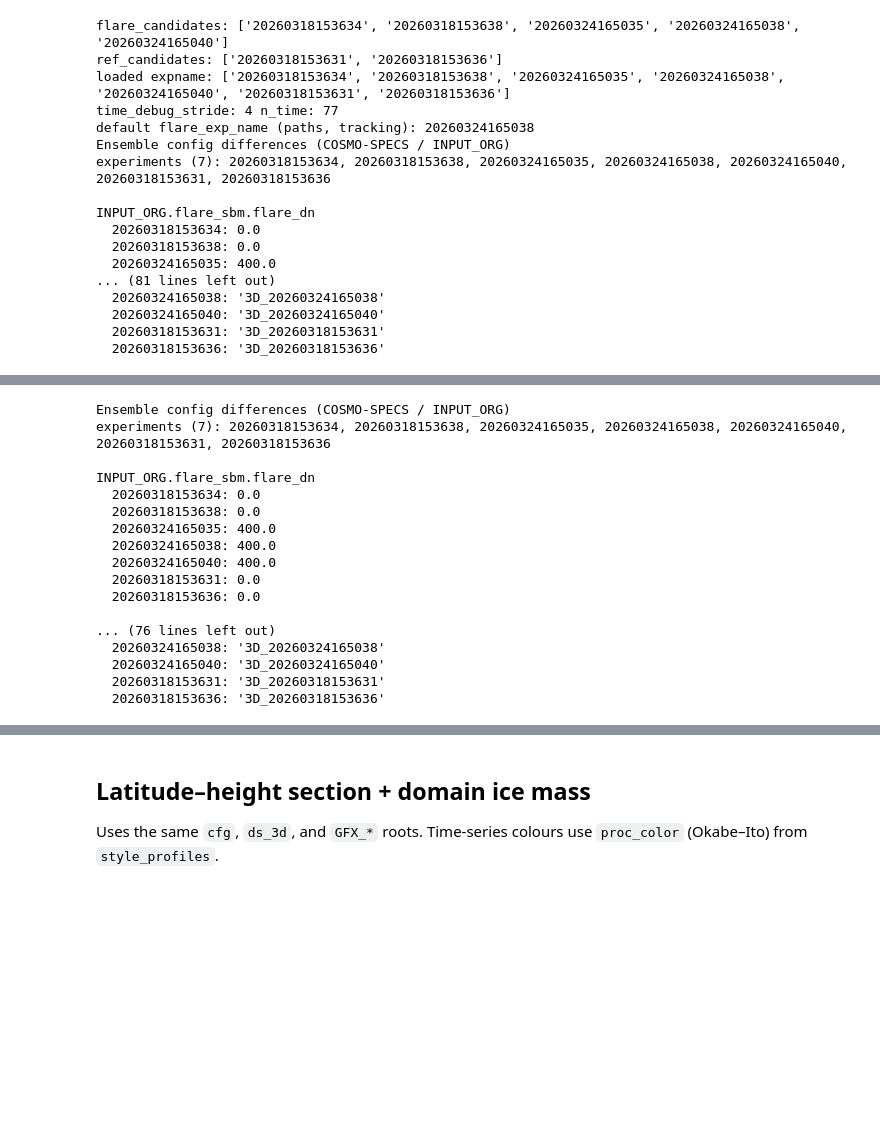
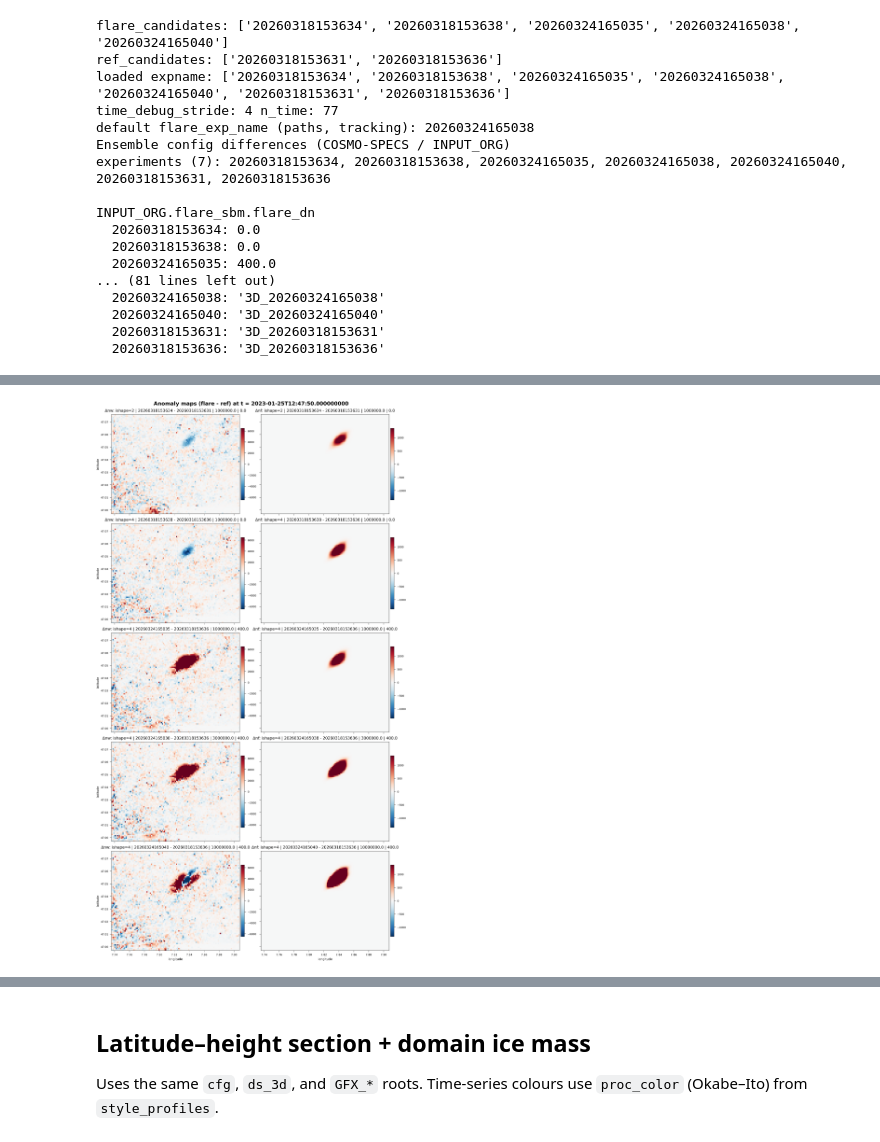
Before and after one commit to KarlJohnsonnn/polarcap_analysis, a Jupyter notebook: notebooks/aereals.ipynb, the cells around one changed output, grey strips where cells are left out. Saved outputs shown, nothing was run; the diff lists cells and outputs as text; code cells hidden in the pictures; blank space fills up the shorter version.

Commit message:
Update PAMTRA remote paths and notebooks
Refresh PAMTRA Levante docs/scripts to use home-relative paths and include latest notebook updates for aerial and spectral workflows.

Made-with: Cursor

```diff
--- a/notebooks/aereals.ipynb
+++ b/notebooks/aereals.ipynb
@@ -516,22 +351,0 @@ pass
-# %%
-
-# moved into previous cell (pair/original/anomaly/diff-anomaly workflow)
-print_ensemble_config_diff(meta, flare_candidates + ref_candidates, subtrees=("INPUT_ORG", "domain"))
-# %% [output]
-Ensemble config differences (COSMO-SPECS / INPUT_ORG)
-experiments (7): 20260318153634, 20260318153638, 20260324165035, 20260324165038, 20260324165040, 20260318153631, 20260318153636
-
-INPUT_ORG.flare_sbm.flare_dn
-  20260318153634: 0.0
-  20260318153638: 0.0
-  20260324165035: 400.0
-  20260324165038: 400.0
-  20260324165040: 400.0
-  20260318153631: 0.0
-  20260318153636: 0.0
-
-... (76 lines left out)
-  20260324165038: '3D_20260324165038'
-  20260324165040: '3D_20260324165040'
-  20260318153631: '3D_20260318153631'
-  20260318153636: '3D_20260318153636'
@@ -555,0 +352,33 @@ else:
+# %%
+# 2) Anomaly: n_flare_runs x 2 -> [nw_anom, nf_anom] where anomaly = flare - ref.
+anom_list = []
+for fexp, rexp, ish, _, _ in pair_rows:
+    anom_list.append((
+        fexp, rexp, ish, {  "nw": _col["nw"].isel(time=itime_cmp).sel(expname=fexp) - _col["nw"].isel(time=itime_cmp).sel(expname=rexp),
+                            "nf": _col["nf"].isel(time=itime_cmp).sel(expname=fexp) - _col["nf"].isel(time=itime_cmp).sel(expname=rexp)  },
+    ))
+
+fig_anom, axs_anom = plt.subplots(n_pair, 2, figsize=(10.0, 3.6 * n_pair), sharex=True, sharey=True, constrained_layout=True)
+if n_pair == 1:
+    axs_anom = np.array([axs_anom])
+anom_vmax = {}
+for v in ["nw", "nf"]:
+    vals = np.array([a[3][v].values for a in anom_list])
+    anom_vmax[v] = max(float(np.nanpercentile(np.abs(vals), 99.0)), 1e-12)
+
+for i, (fexp, rexp, ish, anom) in enumerate(anom_list):
+    for j, v in enumerate(["nw", "nf"]):
+        vm = anom_vmax[v]
+        pm = axs_anom[i, j].pcolormesh( lon_q, lat_q, anom[v].values, shading="nearest", cmap="RdBu_r", vmin=-vm, vmax=vm )
+        axs_anom[i, j].set_title(f"Δ{v}: ishape={ish} | {fexp} - {rexp} | {_flare_emission_inp_of(fexp):.0e} | {_flare_emission_ccn_of(fexp)}", fontsize=9)
+        fig_anom.colorbar(pm, ax=axs_anom[i, j], shrink=0.72, pad=0.01)
+
+    axs_anom[i, 0].set_ylabel("latitude")
+
+for j in range(2):
+    axs_anom[-1, j].set_xlabel("longitude")
+
+fig_anom.suptitle(f"Anomaly maps (flare - ref) at t = {_tlab}", fontsize=12)
+fig_anom.savefig(GFX_PNG / f"anomaly_maps_{cfg['resolution']}_{cs_run.replace('__', '_')}.png")
+# %% [output]
+[figure, added]
```
Also changed, not shown: parts of 27 cells of this notebook, 4 other files.
